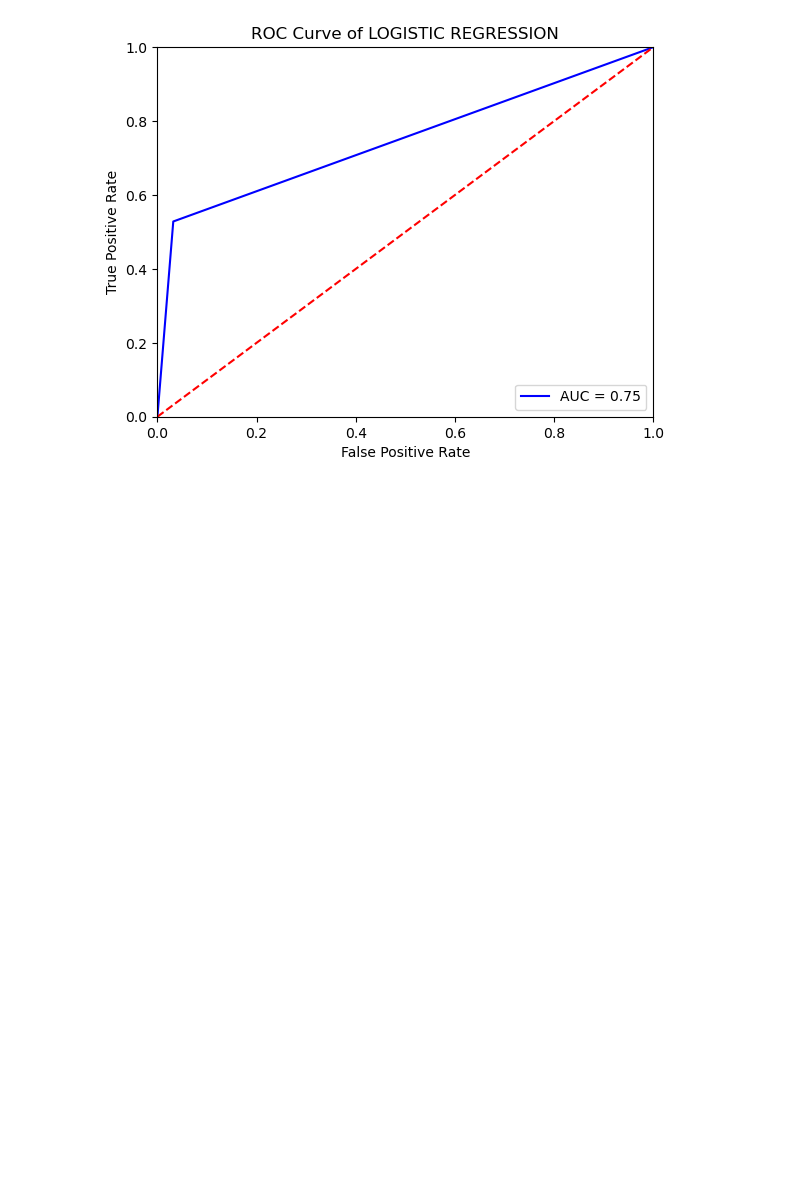
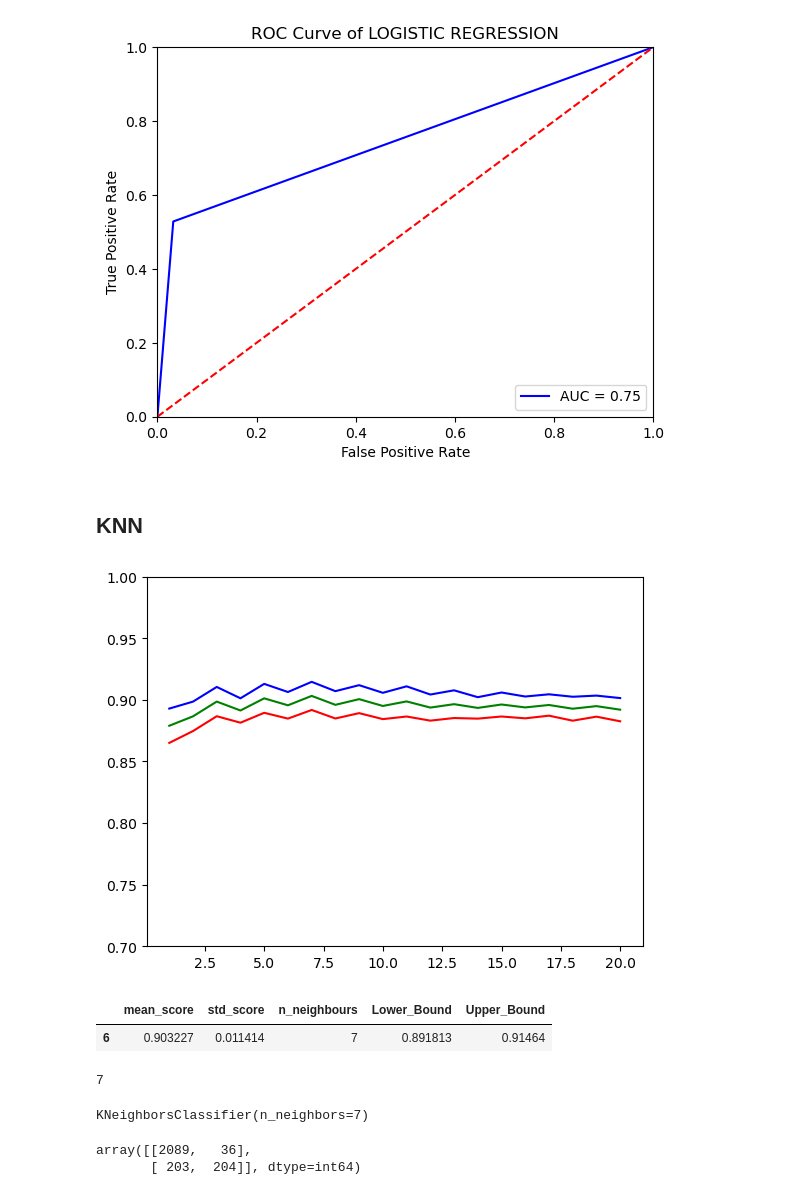
Before and after one commit to change0z/Portfolio, a Jupyter notebook: Data Analysis/Data_Analysis.ipynb, the cells around one changed output. Cells and saved outputs as stored; diff of their text form; code cells hidden in the pictures; blank space fills up the shorter version.

```diff
--- a/Data Analysis/Data_Analysis.ipynb
+++ b/Data Analysis/Data_Analysis.ipynb
@@ -625,3 +625,50 @@ plt.title('ROC Curve of LOGISTIC REGRESSION')
 plt.show()
 # %% [output]
 [figure]
+# %%
+x_train, x_test, y_train, y_test = train_test_split(X,y,stratify=y)
+# %% [markdown]
+## KNN
+# %%
+#Function to check for different Knn Neighboours
+def knn_scores(X, y, start, stop, step):
+    list_scores = []
+    for i in range(start,stop,step):
+        model = KNeighborsClassifier(n_neighbors=i)
+        kfold = KFold(n_splits=10, shuffle=True, random_state=44)
+        cross_val_scores_KNN = cross_val_score(model, X,y,cv=kfold)
+        dict_row_score = {'mean_score': np.mean(cross_val_scores_KNN), 'std_score': np.std(cross_val_scores_KNN), 'n_neighbours' :i}
+        list_scores.append(dict_row_score)
+
+    df_knn_scores = pd.DataFrame(list_scores)
+
+    df_knn_scores['Lower_Bound'] = df_knn_scores['mean_score'] - df_knn_scores['std_score']
+    df_knn_scores['Upper_Bound'] = df_knn_scores['mean_score'] + df_knn_scores['std_score']
+
+    return df_knn_scores
+# %%
+#Try 1 to 20 neigbours
+df_knn_scores = knn_scores(x_train, y_train, 1, 21, 1)
+# %%
+plt.plot(df_knn_scores['n_neighbours'], df_knn_scores['Lower_Bound'], color ='r')
+plt.plot(df_knn_scores['n_neighbours'], df_knn_scores['mean_score'], color ='g')
+plt.plot(df_knn_scores['n_neighbours'], df_knn_scores['Upper_Bound'], color ='b')
+plt.ylim(0.7,1);
+# %% [output]
+[figure, added]
+# %%
+#check the hyperparameter with the higher score
+df_knn_scores.loc[df_knn_scores.mean_score == df_knn_scores.mean_score.max()]
+# %% [output]
+|  | mean_score | std_score | n_neighbours | Lower_Bound | Upper_Bound |
+| 6 | 0.903227 | 0.011414 | 7 | 0.891813 | 0.91464 |
+# %%
+best_k = df_knn_scores.loc[df_knn_scores.mean_score == df_knn_scores.mean_score.max(), 'n_neighbours'].values[0]
+best_k
+# %% [output]
+7
+# %%
+model = KNeighborsClassifier(n_neighbors=best_k)
+model.fit(x_train, y_train)
+# %% [output]
+KNeighborsClassifier(n_neighbors=7)
@@ -627,0 +677,5 @@ plt.show()
+# %%
+confusion_matrix(y_test, y_knn_predict)
+# %% [output]
+array([[2089,   36],
+       [ 203,  204]], dtype=int64)
```
Also changed, not shown: parts of 6 cells of this notebook.
